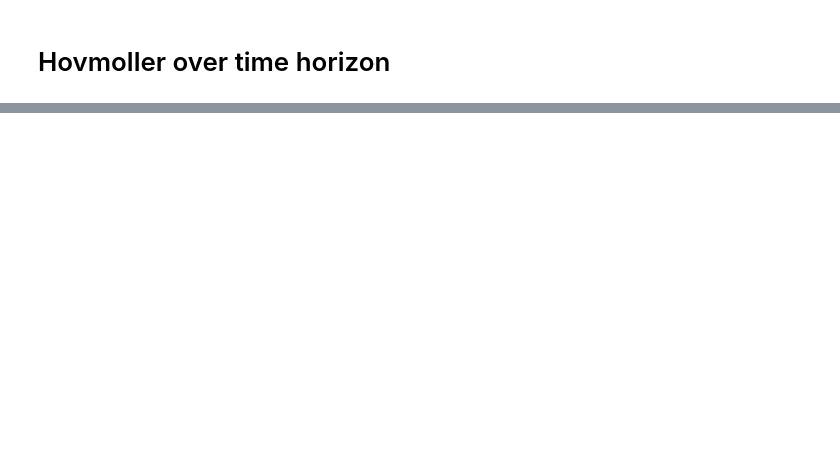
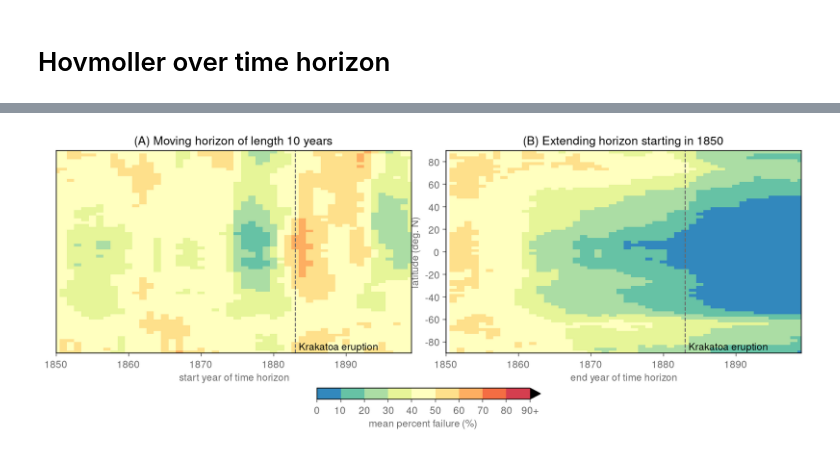
Before and after one commit to eabarnes1010/netzero_perception, a Jupyter notebook: _analysis_preindustrial.ipynb, the cells around one changed output, grey strips where cells are left out. Cells and saved outputs as stored; diff of their text form; code cells hidden in the pictures; blank space fills up the shorter version.

```diff
--- a/_analysis_preindustrial.ipynb
+++ b/_analysis_preindustrial.ipynb
@@ -224,7 +269,7 @@ krakatoa_year = 1883
 fig = plt.figure(figsize=(14*.75,6*.75))
 
 # plot progressively add years
-ax = fig.add_subplot(1,2,1)
+ax = fig.add_subplot(1,2,2)
 p = plt.pcolor(YEAR_VEC,da_all["lat"],fail_grid.T,cmap=cmap)
 
 plt.ylabel('latitude (deg. N)')
@@ -240,12 +285,12 @@ p.set_clim(0.0,90)
 p.cmap.set_over('k')
 # cbar = plt.colorbar(p,ax=plt.gca(),label='mean percent failure (\%)',ticks=(0,10,20,30,40,50,60,70,80,90), extend="max",orientation='vertical',pad=.02,shrink=.7)
 # cbar.ax.set_yticklabels(('0','10','20','30','40','50','60','70','80','90+'))
-plt.title('Extending horizon starting in ' + str(settings["focus_year"]))
+plt.title('(B) Extending horizon starting in ' + str(settings["focus_year"]))
 
 
 
 # plot moving time_horizon window
-ax = fig.add_subplot(1,2,2)
+ax = fig.add_subplot(1,2,1)
 p = plt.pcolor(YEAR_VEC,da_all["lat"],fail_grid_fix.T,cmap=cmap)
 
 plt.ylabel('latitude (deg. N)')
@@ -254,31 +299,33 @@ plt.xticks(np.arange(TREND_YEARS_NETZERO[0],YEAR_RANGE[1],10),np.arange(TREND_YE
 # plt.yticks(np.arange(-80,100,20),np.arange(-80,100,20))
 plt.yticks([],[])
 plt.ylabel('')
-plt.title('Moving horizon of length ' + str(settings["time_horizon"]) + ' years')
+plt.title('(A) Moving horizon of length ' + str(settings["time_horizon"]) + ' years')
 plt.xlim(1850,1899)
 
 plt.axvline(x=krakatoa_year,color='dimgray',linestyle='--',linewidth=1)
 plt.text(krakatoa_year+.5,-87,'Krakatoa eruption',)
 
 fig.tight_layout(pad=0., h_pad=0., w_pad=0)
 
 p.set_clim(0.0,90)
 p.cmap.set_over('k')
 # cbar = plt.colorbar(p,ax=plt.gca(),label='mean percent failure (\%)',ticks=(0,10,20,30,40,50,60,70,80,90), extend="max",orientation='vertical',pad=.02,shrink=.7)
 # cbar.ax.set_yticklabels(('0','10','20','30','40','50','60','70','80','90+'))
 
 axs = fig.axes[:2]
 cb = fig.colorbar(p, ax=axs,
                   shrink=0.3,
                   ticks=(0,10,20,30,40,50,60,70,80,90),
                   location='bottom',
                   pad=.125,
                   extend='max',
                  )
 cb.ax.set_xticklabels(('0','10','20','30','40','50','60','70','80','90+'))
 cb.set_label(label='mean percent failure (\%)',fontsize=10)
 
 
 # plt.tight_layout()
 plots.savefig(FIGURE_DIRECTORY + EXP_NAME + '_timeprogression_pcolor_failures')
 plt.show()
+# %% [output]
+[figure, added]
```
Also changed, not shown: parts of 11 cells of this notebook, 1 other file.
